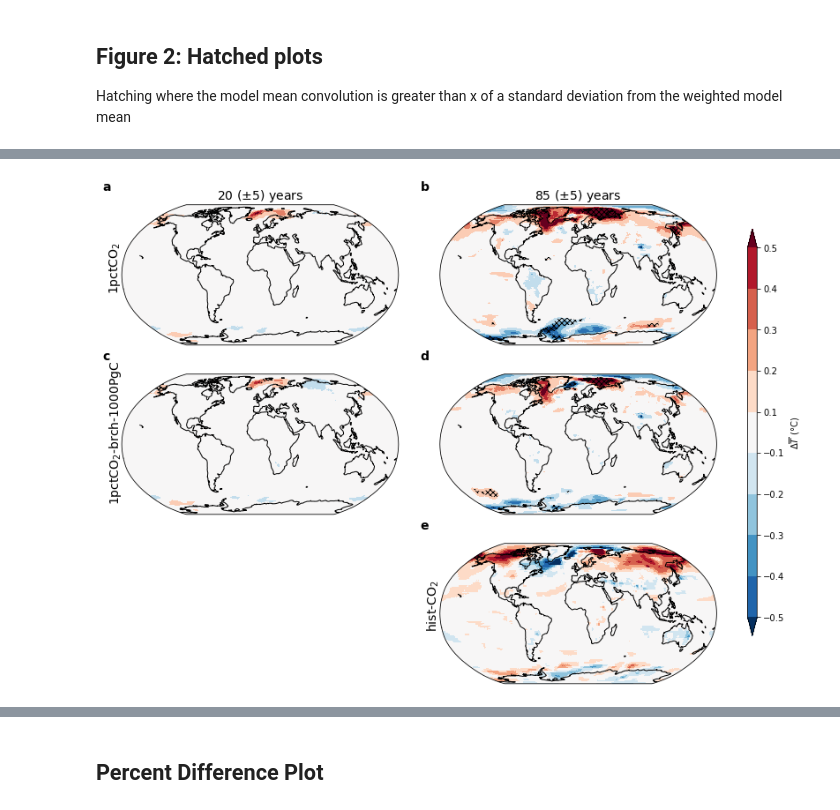
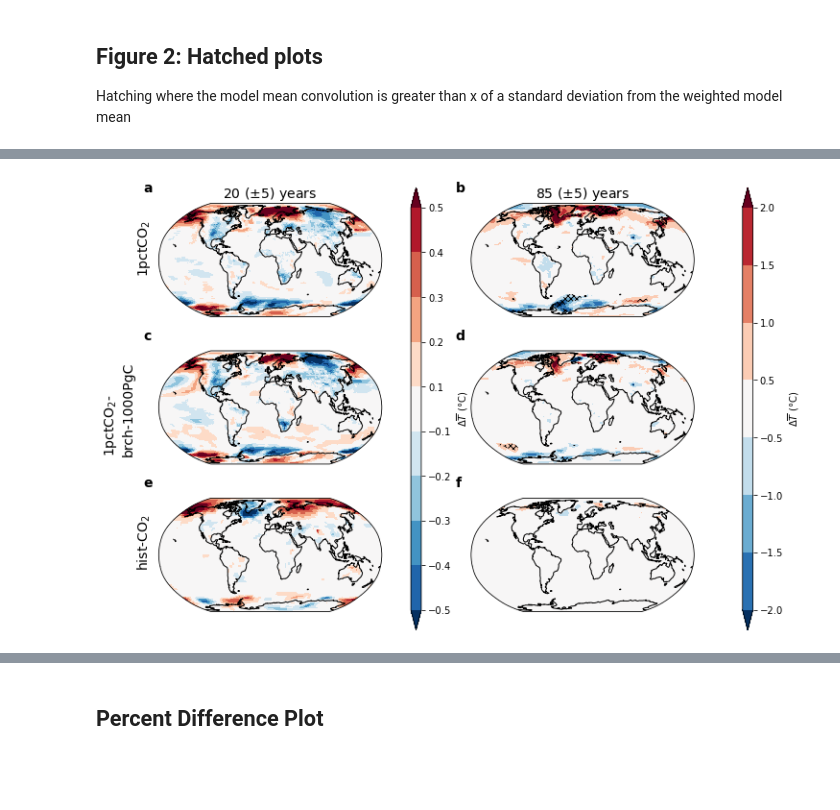
Before and after one commit to lfreese/CO2_greens, a Jupyter notebook: 5_evaluation.ipynb, the cells around one changed output, grey strips where cells are left out. Drawn from its saved outputs; the diff is of its cells as text; code cells hidden in the pictures; blank space fills up the shorter version.

```diff
--- a/5_evaluation.ipynb
+++ b/5_evaluation.ipynb
@@ -533,6 +639,9 @@ for t in [20,85]:
 # %%
 cmap = mpl.cm.RdBu_r
-levels = [-2,-1.5,-1,-0.5,0.5,1,1.5,2.0]
+levels = {}
+levels[20] = [-.5,-.4,-.3,-0.2,-0.1,0.1,0.2,0.3,0.4,0.5]
+levels[85] = [-2,-1.5,-1,-0.5,0.5,1,1.5,2.0]
+
 vmin = -2
 vmax = 2
 yr_dif = 5
@@ -541,12 +650,8 @@ fig, ((ax1, ax2),(ax3, ax4), (ax5, ax6))= plt.subplots(3, 2, figsize = [10,8], s
 ##########1pct exp##################
 ##contours of convolution-1pct difference
 for t, ax in zip([20,85],[ax1,ax2]):
-    if ax == ax1:
-        add_cbar = False
-    elif ax == ax2:
-        add_cbar = True
     ((conv_ds - ds_dif['tas']).weighted(model_weights).mean(dim = 'model').mean(dim = 'pulse_type').sel(s = slice(t-yr_dif, t+yr_dif)).mean(dim = 's').sel(experiment = '1pct')).plot(ax = ax,
-                                                                                                                  cmap = cmap, levels = levels, extend = 'both',
+                                                                                                                  cmap = cmap, levels = levels[t], extend = 'both',
                                                                                                                   add_colorbar = False,
                                                                                                                   transform = ccrs.PlateCarree())
 
@@ -565,12 +670,8 @@ ax2.set_title('85 ($\pm 5$) years', fontsize = 14)
 
 ############ 1000gtc exp##############
 for t, ax in zip([20,85],[ax3,ax4]):
-    if ax == ax3:
-        add_cbar = False
-    elif ax == ax4:
-        add_cbar = True
     ((conv_ds - ds_dif['tas']).weighted(model_weights).mean(dim = 'model').mean(dim = 'pulse_type').sel(s = slice(t-yr_dif, t+yr_dif)).mean(dim = 's').sel(experiment = '1000gtc')).plot(ax = ax,
-                                                                                                                  cmap = cmap, levels = levels, extend = 'both',
+                                                                                                                  cmap = cmap, levels = levels[t], extend = 'both',
                                                                                                                   add_colorbar = False,
                                                                                                                   transform = ccrs.PlateCarree())
 
@@ -588,13 +689,9 @@ for t, ax in zip([20,85],[ax3,ax4]):
 
 ############ hist-co2 exp##############
 for t, ax in zip([20,85],[ax5,ax6]):
-    levels = [-0.5,-0.4,-0.3,-0.2,-0.1,0.1,0.2,0.3,0.4,0.5]
-    if ax == ax5:
-        add_cbar = False
-    elif ax == ax6:
-        add_cbar = True
+    #levels = [-0.5,-0.4,-0.3,-0.2,-0.1,0.1,0.2,0.3,0.4,0.5]
     axp = ((conv_hist_mod_mean_ds - ds_hist_dif['tas']).mean(dim = ['pulse_type', 'model']).sel(s = slice(t-yr_dif, t+yr_dif)).mean(dim = 's')).plot(ax = ax,
-                                                                                                                  cmap = cmap, levels = levels, extend = 'both',
+                                                                                                                  cmap = cmap, levels = levels[t], extend = 'both',
                                                                                                                   add_colorbar = False,
                                                                                                                   transform = ccrs.PlateCarree())
 
@@ -605,39 +702,45 @@ for t, ax in zip([20,85],[ax5,ax6]):
 #          minus_std_hist.sel(s = slice(t-yr_dif, t+yr_dif)).mean(dim = 's')) &
 #         (ds_compare_hist.sel(s = slice(t-yr_dif, t+yr_dif)).mean(dim = 's') <
 #          plus_std_hist.sel(s = slice(t-yr_dif, t+yr_dif)).mean(dim = 's')))
     if np.unique(hatching_hist[t].values).all() != 1:
         #don't plot if all are true, else the hatching is wrong since ther is one value
 
         cs = hatching_hist[t].plot.contourf(ax = ax, hatches = ['xxxx', ''], levels = 3, colors = 'none', transform = ccrs.PlateCarree(), add_colorbar = False)
         for i, collection in enumerate(cs.collections):
             collection.set_edgecolor('black')
         for collection in cs.collections:
             collection.set_linewidth(0.)
 
+    if t == 20:
+        cbaxes = fig.add_axes([0.49,.1,.015,.8])
+        cb = plt.colorbar(axp, cax = cbaxes)
+        cb.set_label('$\Delta \overline{T}$ ($\degree$C)')
 
-cbaxes = fig.add_axes([1.02,.1,.015,.8])
-cb = plt.colorbar(axp, cax = cbaxes)
-cb.set_label('$\Delta \overline{T}$ ($\degree$C)')
+    elif t == 85:
+        cbaxes = fig.add_axes([0.97,.1,.015,.8])
+        cb = plt.colorbar(axp, cax = cbaxes)
+        cb.set_label('$\Delta \overline{T}$ ($\degree$C)')
 
-ax1.text(-0.05,.4,'1pctCO$_2$', rotation = 'vertical', fontsize = 14, transform=ax1.transAxes)
-ax3.text(-0.05,.1,'1pctCO$_2$-brch-1000PgC', rotation = 'vertical', fontsize = 14, transform=ax3.transAxes)
-ax6.text(-0.05,.4,'hist-CO$_2$', rotation = 'vertical', fontsize = 14, transform=ax6.transAxes)
+
+plt.subplots_adjust(wspace = 0.4)
+ax1.text(-0.1,.4,'1pctCO$_2$', rotation = 'vertical', fontsize = 14, transform=ax1.transAxes)
+ax3.text(-0.25,.1,'1pctCO$_2$-\nbrch-1000PgC', rotation = 'vertical', fontsize = 14, transform=ax3.transAxes)
+ax5.text(-0.1,.4,'hist-CO$_2$', rotation = 'vertical', fontsize = 14, transform=ax5.transAxes)
 
 ax3.set_title(None)
 ax4.set_title(None)
 ax5.set_title(None)
 ax6.set_title(None)
 
 
 
 #subplot labels, a, b, c, d
 alpha_labels = iter(alphabet)
-for ax in [ax1, ax2, ax3, ax4, ax6]:
+for ax in [ax1, ax2, ax3, ax4, ax5, ax6]:
     label = next(alpha_labels)
     ax.text(x = -0.07, y =1.1, s = label, transform=ax.transAxes, fontweight="bold", fontsize = 14)
 
-fig.delaxes(ax5)
 
 plt.savefig(f'figures/paper/figure2_20_85_difference_1std.png', bbox_inches = 'tight', dpi = 300)
 # %% [output]
-[figure, old version]
+[figure, new version]
```
Also changed, not shown: parts of 5 cells of this notebook, 20 other files.
